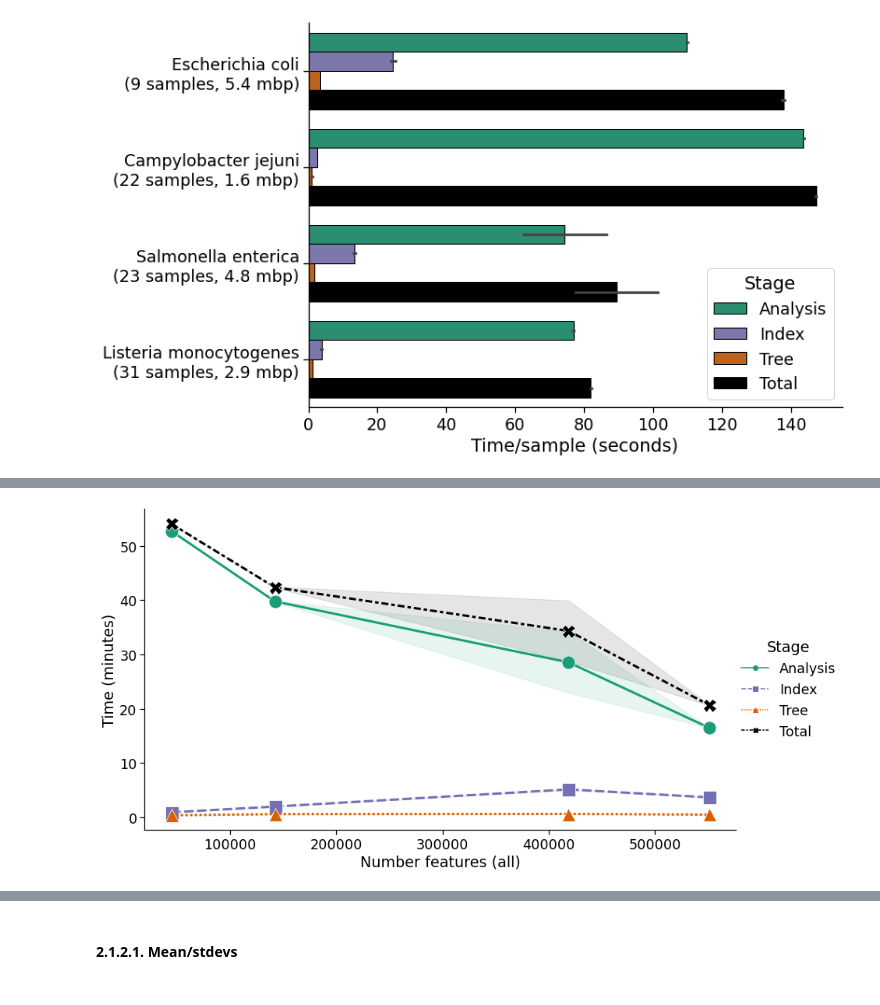
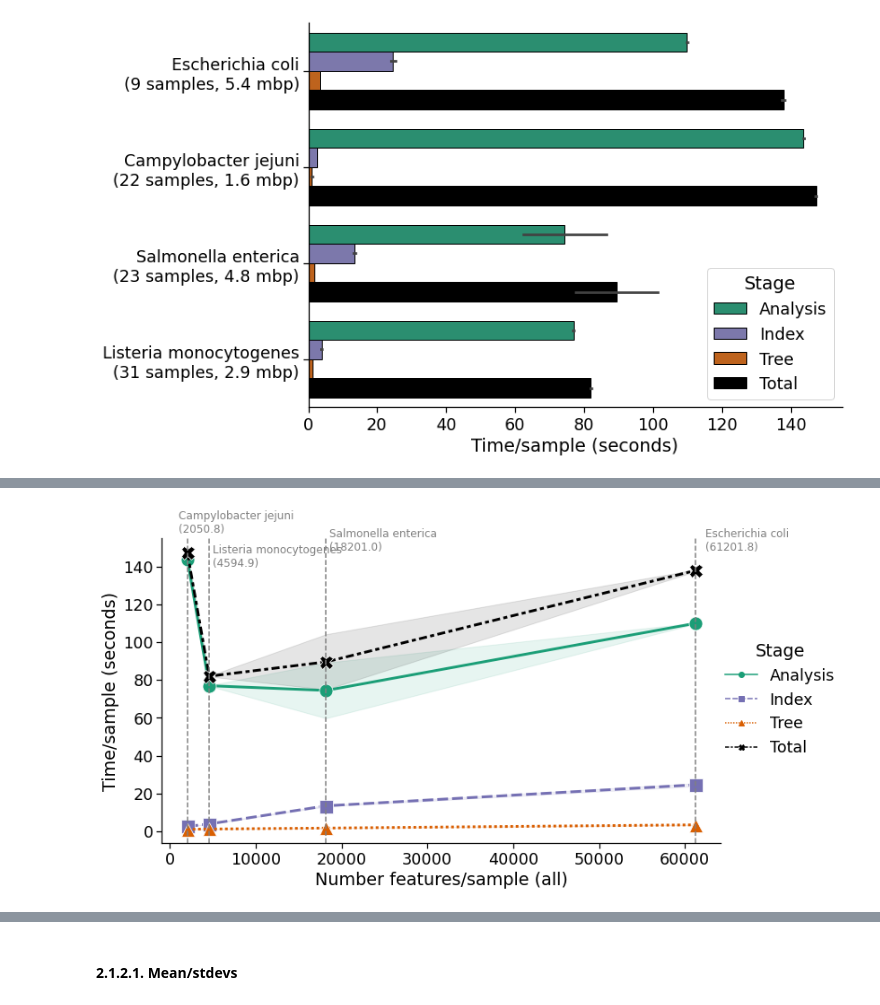
Before and after one commit to apetkau/genomics-data-index-evaluation-manuscript, a Jupyter notebook: evaluations/reads/5-analysis-runtime.ipynb, the cells around one changed output, grey strips where cells are left out. Saved outputs shown, nothing was run; the diff lists cells and outputs as text; code cells hidden in the pictures.

Commit message:
Figuring out the best way to present runtime

```diff
--- a/evaluations/reads/5-analysis-runtime.ipynb
+++ b/evaluations/reads/5-analysis-runtime.ipynb
@@ -70,0 +91,5 @@ index_info_df.set_index(['Organism', 'Iteration'])[['Index size', 'Index size (o
+# %%
+index_info_cov_df = index_info_df.merge(read_stats_df, left_on='Name', right_on='Dataset')
+index_info_cov_df['Number features/sample (all)'] = index_info_cov_df['Number features (all)'] / \
+                                                    index_info_cov_df['Number samples']
+index_info_cov_df
@@ -70,0 +113,7 @@ index_info_df.set_index(['Organism', 'Iteration'])[['Index size', 'Index size (o
+# %%
+organism_info_df = index_info_cov_df.groupby('Organism').agg({'Number features (all)': 'first',
+                                                              'Number features/sample (all)': 'first',
+                                                              'Mean coverage/sample': 'first',
+                                                              'Number samples': 'first',
+                                                              'Reference length': 'first'})
+organism_info_df
@@ -103,9 +159,11 @@ def melt_runtimes(df: pd.DataFrame, id_vars: str) -> pd.DataFrame:
 
     return df
 
-index_info_runtime_df = melt_runtimes(index_info_df, id_vars=['Name', 'Organism',
+index_info_runtime_df = melt_runtimes(index_info_cov_df, id_vars=['Name', 'Organism',
                                                               'Number samples', 'Reference length',
+                                                              'Mean coverage/sample',
                                                               'Number features (all)',
+                                                              'Number features/sample (all)',
                                                               'Number features (no unknown)'])
 index_info_runtime_df
 # %% [output]
@@ -144,15 +272,35 @@ with sns.plotting_context("notebook", font_scale=1.6):
 # %%
 with sns.plotting_context("notebook", font_scale=1.6):
     cat_order = index_info_runtime_df.groupby('Label').agg('first').sort_values('Number samples').index.tolist()
 
-    g = sns.relplot(x='Number features (all)', y='Time (minutes)',
+    g = sns.relplot(x='Number features/sample (all)', y='Time/sample (seconds)',
                     hue="Stage", style="Stage", ci="sd", estimator="mean", kind="line",
                     data=index_info_runtime_df,
-                    height=7, aspect=1.7,
-                    linewidth=3, markersize=17, err_kws={"alpha": 0.1},
+                    height=6, aspect=1.7,
+                    linewidth=3, markersize=15, err_kws={"alpha": 0.1},
                     palette=stages_palette,
                     markers=stages_markers)
 
+    for ax in g.axes.flat:
+        idx = 0
+        for name, values in organism_info_df.iterrows():
+            value = values.loc['Number features/sample (all)']
+            ax.axvline(value, color='gray', ls='--')
+            ylim = ax.get_ylim()
+            ylen = ylim[1] - ylim[0]
+            if name == 'Campylobacter jejuni':
+                ypos = ylim[1] + 3
+                xpos = value - value * 0.5
+            elif name == 'Listeria monocytogenes':
+                ypos = ylim[1] - 15
+                xpos = value + value * 0.1
+            else:
+                ypos = ylim[1] - ylen * 0.04
+                xpos = value + value * 0.02
+            ax.text(xpos, ypos, f'{name}\n({value:0.1f})', fontdict={'size': 12, 'color': 'gray'})
+
+            idx += 1
+
     # plt.savefig('figures/index-runtime.pdf')
 # %% [output]
-[figure, old version]
+[figure, new version]
```
Also changed, not shown: parts of 12 cells of this notebook.
